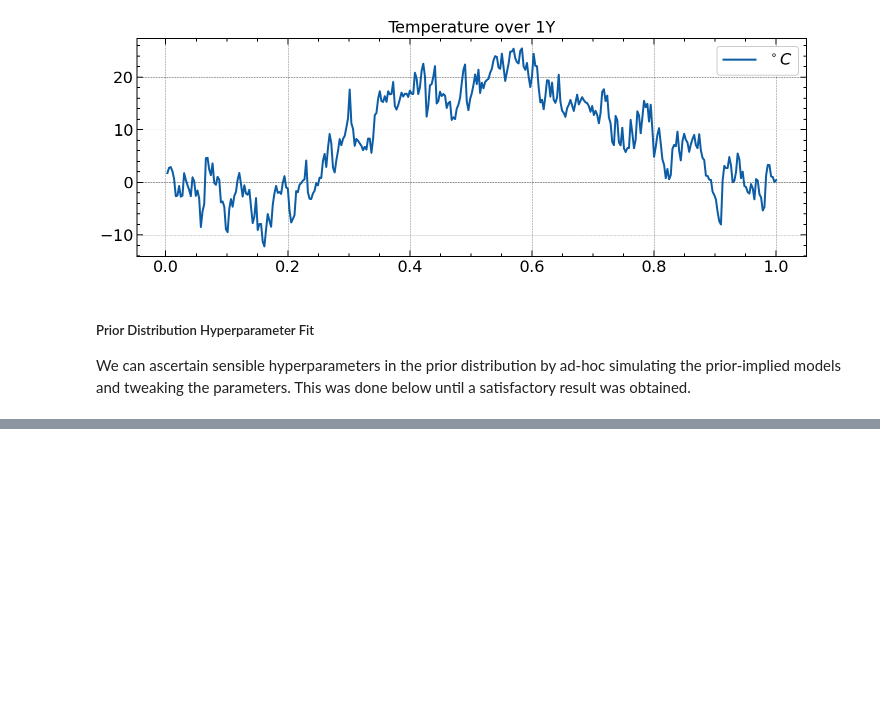
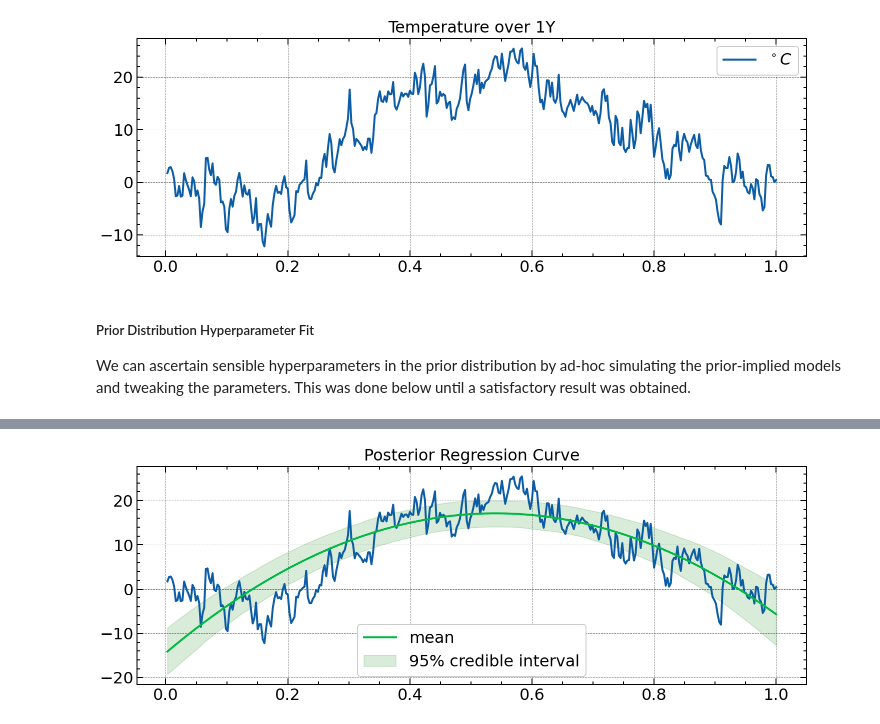
Before and after one commit to Sinbad-The-Sailor/Bayesian-Methods, a Jupyter notebook: bayesian_regression.ipynb, the cells around one changed output, grey strips where cells are left out. Saved outputs shown, nothing was run; the diff lists cells and outputs as text; code cells hidden in the pictures; blank space fills up the shorter version.

```diff
--- a/bayesian_regression.ipynb
+++ b/bayesian_regression.ipynb
@@ -203,3 +203,22 @@ plt.show()
+# %%
+# Simulated mean solution with credible interval.
+posterior_curves = simulate_curves(mu_n, omega_n, sigma_n, nu_n, 1000)
+
+posterior_mean = np.mean(posterior_curves, axis=0)
+posterior_low = np.quantile(posterior_curves, 0.025, axis=0)
+posterior_high = np.quantile(posterior_curves, 0.975, axis=0)
+
+fig, ax = plt.subplots()
+ax.plot(df['time'], y)
+ax.plot(df['time'], posterior_mean, label='mean')
+ax.fill_between(df['time'], posterior_low, posterior_high, color='green', alpha=0.15, label=r'95% credible interval')
+ax.legend()
+ax.set_title('Posterior Regression Curve')
+
+fig.set_size_inches(12, 4)
+plt.show()
+# %% [output]
+[figure, added]
 # %%
 # Distribution of optimal time (max. temperature).
 # %%
```
Also changed, not shown: parts of 9 cells of this notebook.
